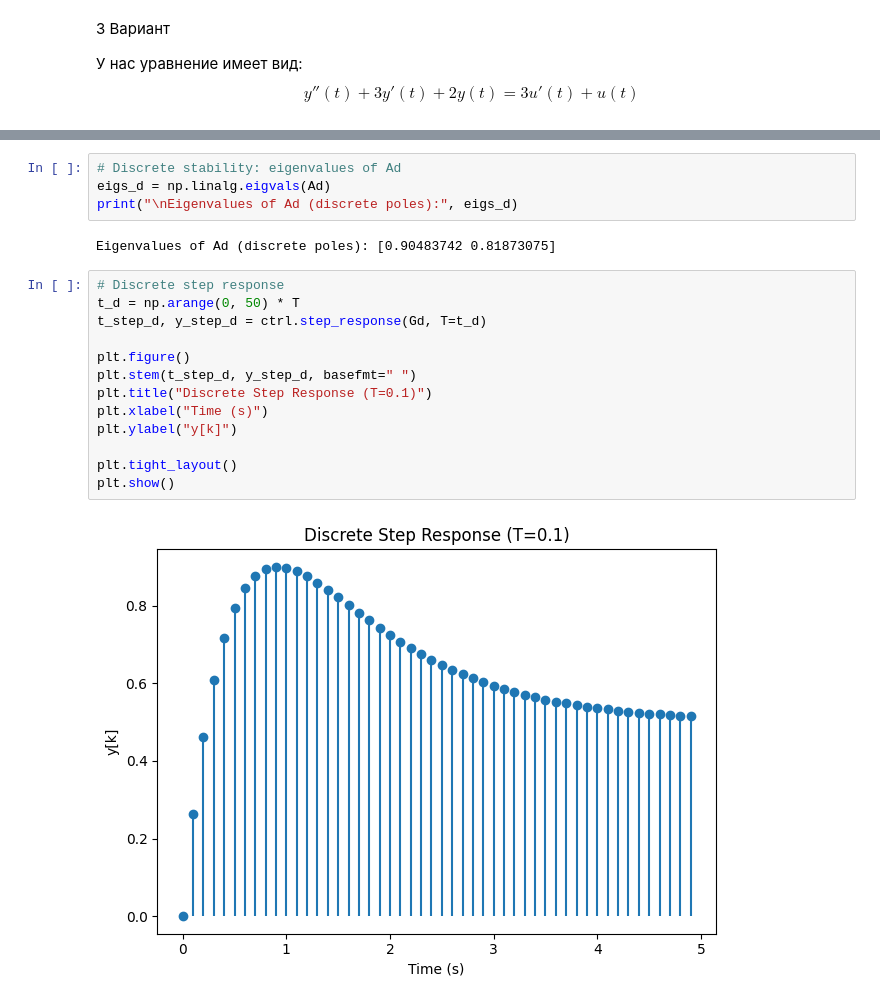
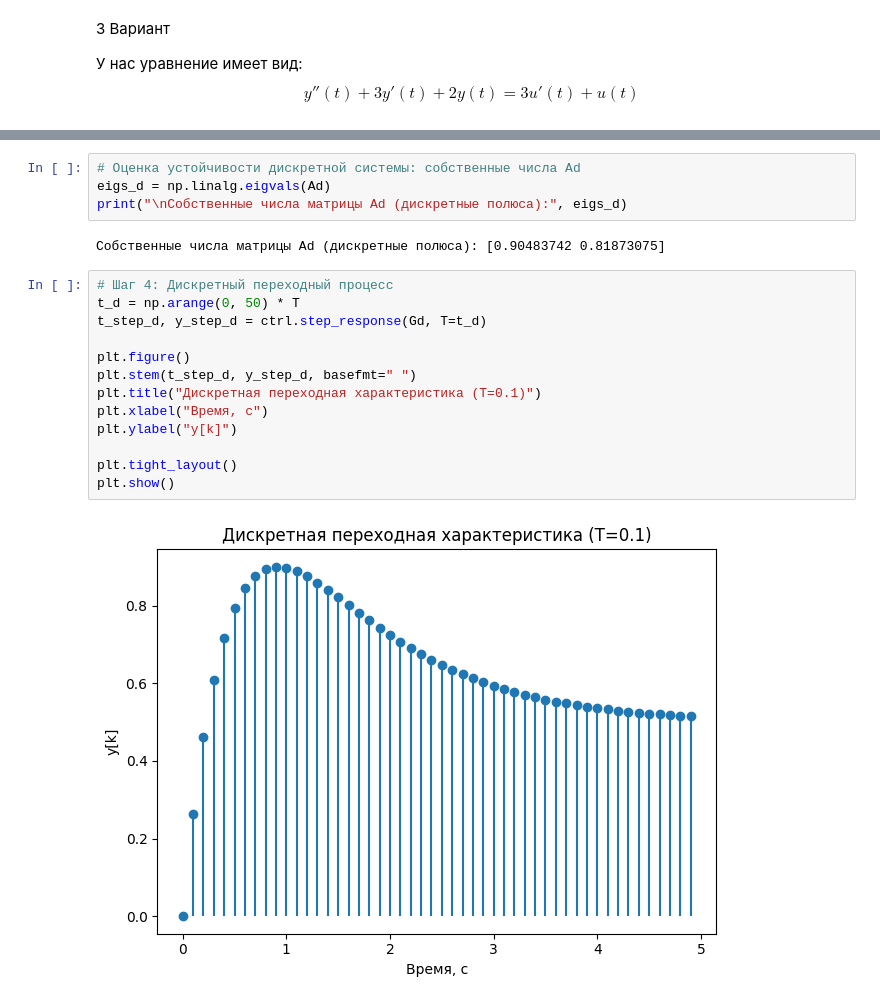
Before and after one commit to KruglovEgor/System-Theory, a Jupyter notebook: lab5/main.ipynb, the cells around one changed output, grey strips where cells are left out. Cells and saved outputs as stored; diff of their text form.

```diff
--- a/lab5/main.ipynb
+++ b/lab5/main.ipynb
@@ -131,23 +125,23 @@ Cd =
 Dd =
  [[0.]]
 # %%
-# Discrete stability: eigenvalues of Ad
+# Оценка устойчивости дискретной системы: собственные числа Ad
 eigs_d = np.linalg.eigvals(Ad)
-print("\nEigenvalues of Ad (discrete poles):", eigs_d)
+print("\nСобственные числа матрицы Ad (дискретные полюса):", eigs_d)
 # %% [output]
-Eigenvalues of Ad (discrete poles): [0.90483742 0.81873075]
+Собственные числа матрицы Ad (дискретные полюса): [0.90483742 0.81873075]
 # %%
-# Discrete step response
+# Шаг 4: Дискретный переходный процесс
 t_d = np.arange(0, 50) * T
 t_step_d, y_step_d = ctrl.step_response(Gd, T=t_d)
 
 plt.figure()
 plt.stem(t_step_d, y_step_d, basefmt=" ")
-plt.title("Discrete Step Response (T=0.1)")
-plt.xlabel("Time (s)")
+plt.title("Дискретная переходная характеристика (T=0.1)")
+plt.xlabel("Время, с")
 plt.ylabel("y[k]")
 
 plt.tight_layout()
 plt.show()
 # %% [output]
-[figure, old version]
+[figure, new version]
```
Also changed, not shown: parts of 8 cells of this notebook.
